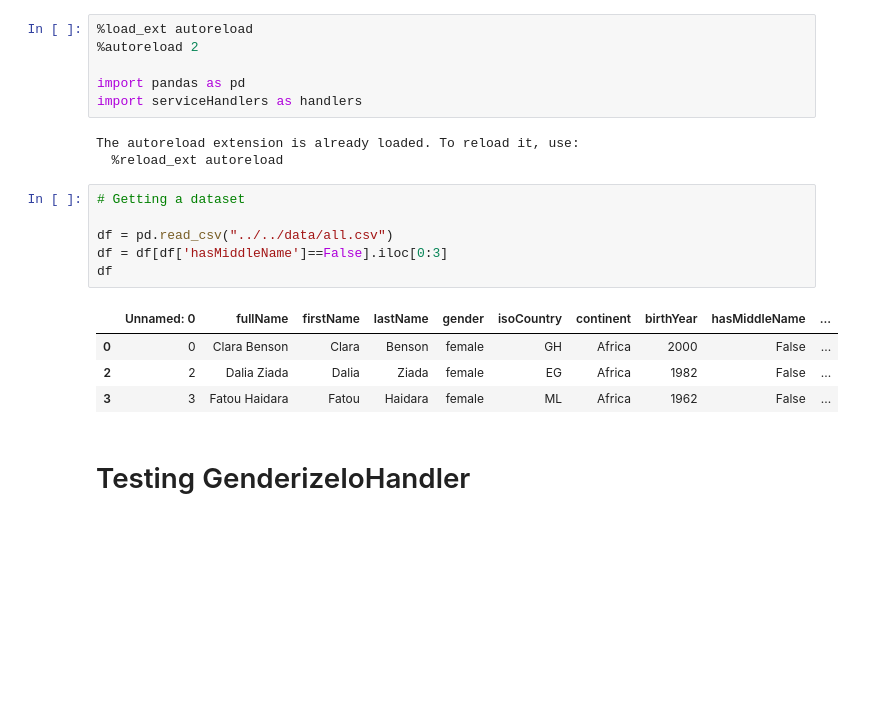
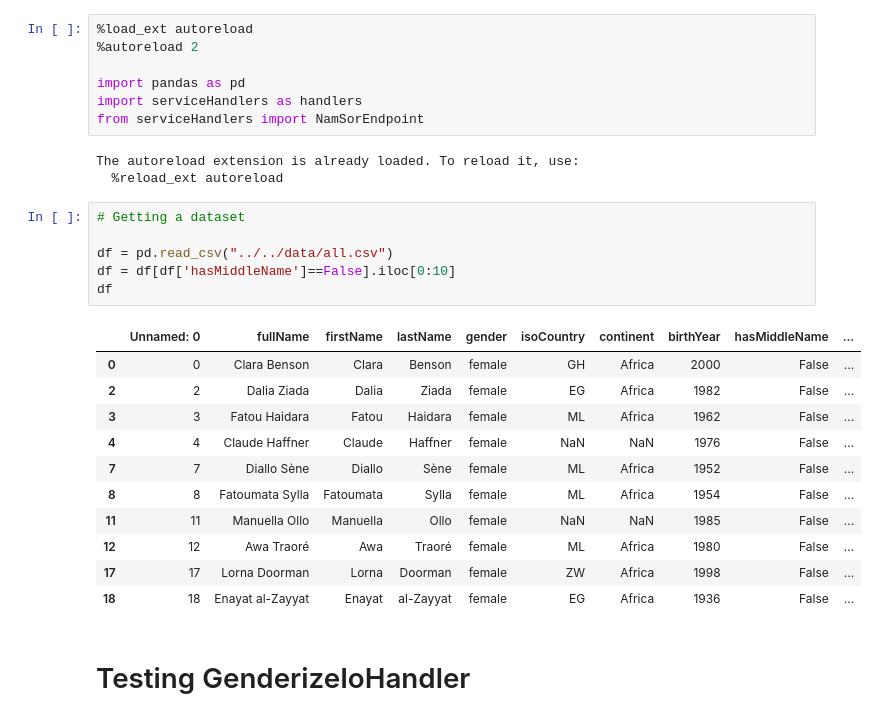
Before and after one commit to Briefgarde/name2genderresearch, a Jupyter notebook: notebooks/helpers/serviveHandlerTesting.ipynb, the cells around one changed output. Drawn from its saved outputs; the diff is of its cells as text; blank space fills up the shorter version.

```diff
--- a/notebooks/helpers/serviveHandlerTesting.ipynb
+++ b/notebooks/helpers/serviveHandlerTesting.ipynb
@@ -4,20 +4,28 @@
 
 import pandas as pd
 import serviceHandlers as handlers
+from serviceHandlers import NamSorEndpoint
 # %% [output]
 The autoreload extension is already loaded. To reload it, use:
   %reload_ext autoreload
 # %%
 # Getting a dataset
 
 df = pd.read_csv("../../data/all.csv")
-df = df[df['hasMiddleName']==False].iloc[0:3]
+df = df[df['hasMiddleName']==False].iloc[0:10]
 df
 # %% [output]
 |  | Unnamed: 0 | fullName | firstName | lastName | gender | isoCountry | continent | birthYear | hasMiddleName | ... |
 | 0 | 0 | Clara Benson | Clara | Benson | female | GH | Africa | 2000 | False | ... |
 | 2 | 2 | Dalia Ziada | Dalia | Ziada | female | EG | Africa | 1982 | False | ... |
 | 3 | 3 | Fatou Haidara | Fatou | Haidara | female | ML | Africa | 1962 | False | ... |
+| 4 | 4 | Claude Haffner | Claude | Haffner | female | NaN | NaN | 1976 | False | ... |
+| 7 | 7 | Diallo Sène | Diallo | Sène | female | ML | Africa | 1952 | False | ... |
+| 8 | 8 | Fatoumata Sylla | Fatoumata | Sylla | female | ML | Africa | 1954 | False | ... |
+| 11 | 11 | Manuella Ollo | Manuella | Ollo | female | NaN | NaN | 1985 | False | ... |
+| 12 | 12 | Awa Traoré | Awa | Traoré | female | ML | Africa | 1980 | False | ... |
+| 17 | 17 | Lorna Doorman | Lorna | Doorman | female | ZW | Africa | 1998 | False | ... |
+| 18 | 18 | Enayat al-Zayyat | Enayat | al-Zayyat | female | EG | Africa | 1936 | False | ... |
 # %% [markdown]
 # Testing GenderizeIoHandler
 # %%
```
Also changed, not shown: parts of 9 cells of this notebook, 1 other file.
